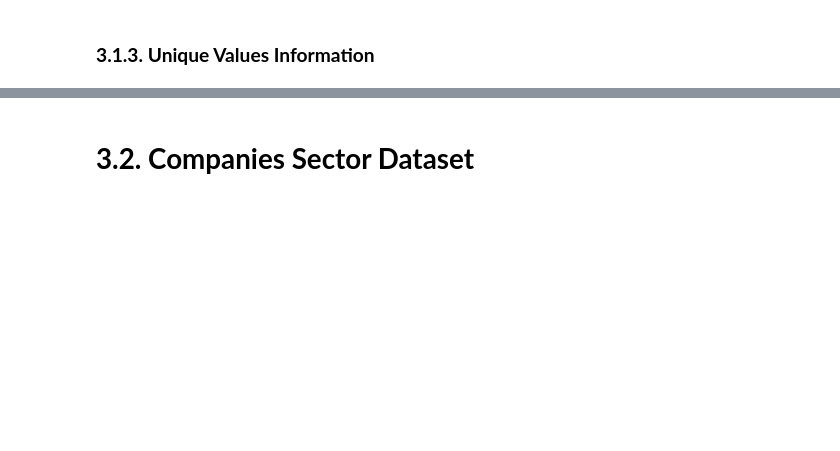
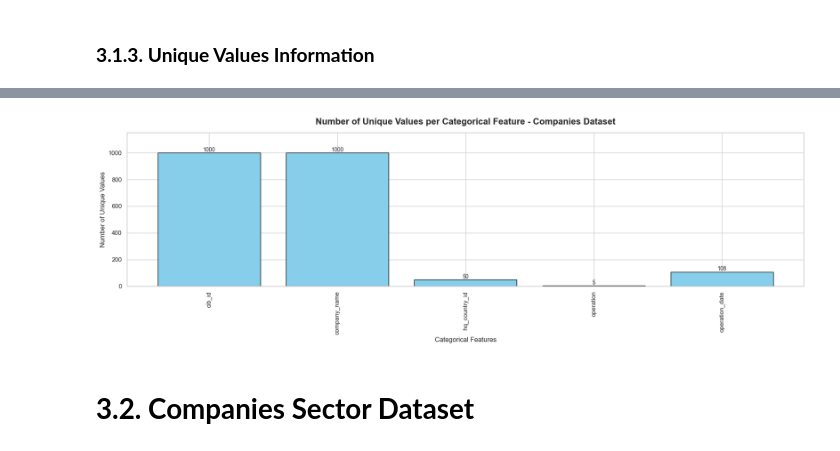
Before and after one commit to saricmilos/coding-challenge, a Jupyter notebook: notebooks/coding_challenge.ipynb, the cells around one changed output, grey strips where cells are left out. Saved outputs shown, nothing was run; the diff lists cells and outputs as text; code cells hidden in the pictures; blank space fills up the shorter version.

Commit message:
Completed unique values

```diff
--- a/notebooks/coding_challenge.ipynb
+++ b/notebooks/coding_challenge.ipynb
@@ -323,2 +336,4 @@ get_missing_value_summary(companies_df)
 # %% [markdown]
 ### **3.1.3. Unique Values Information**
+# %%
+cat_cols_companies, int_cols_companies, float_cols_companies = get_column_types(companies_df)
@@ -325,3 +368,7 @@ get_missing_value_summary(companies_df)
+# %%
+plot_number_of_unique_values(companies_df,cat_cols_companies,"Companies Dataset")
+# %% [output]
+[figure, added]
 # %% [markdown]
 # **3.2. Companies Sector Dataset**
 # %%
```
Also changed, not shown: parts of 29 cells of this notebook.
